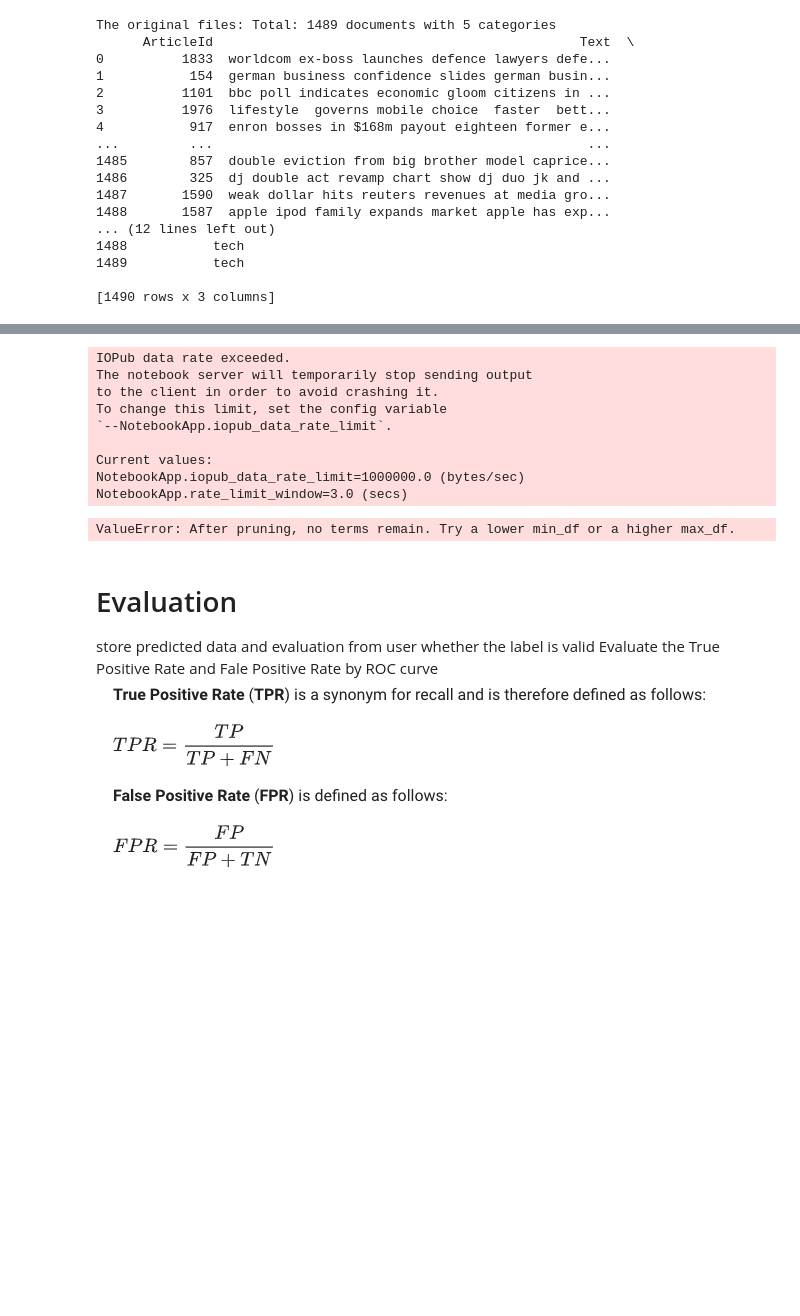
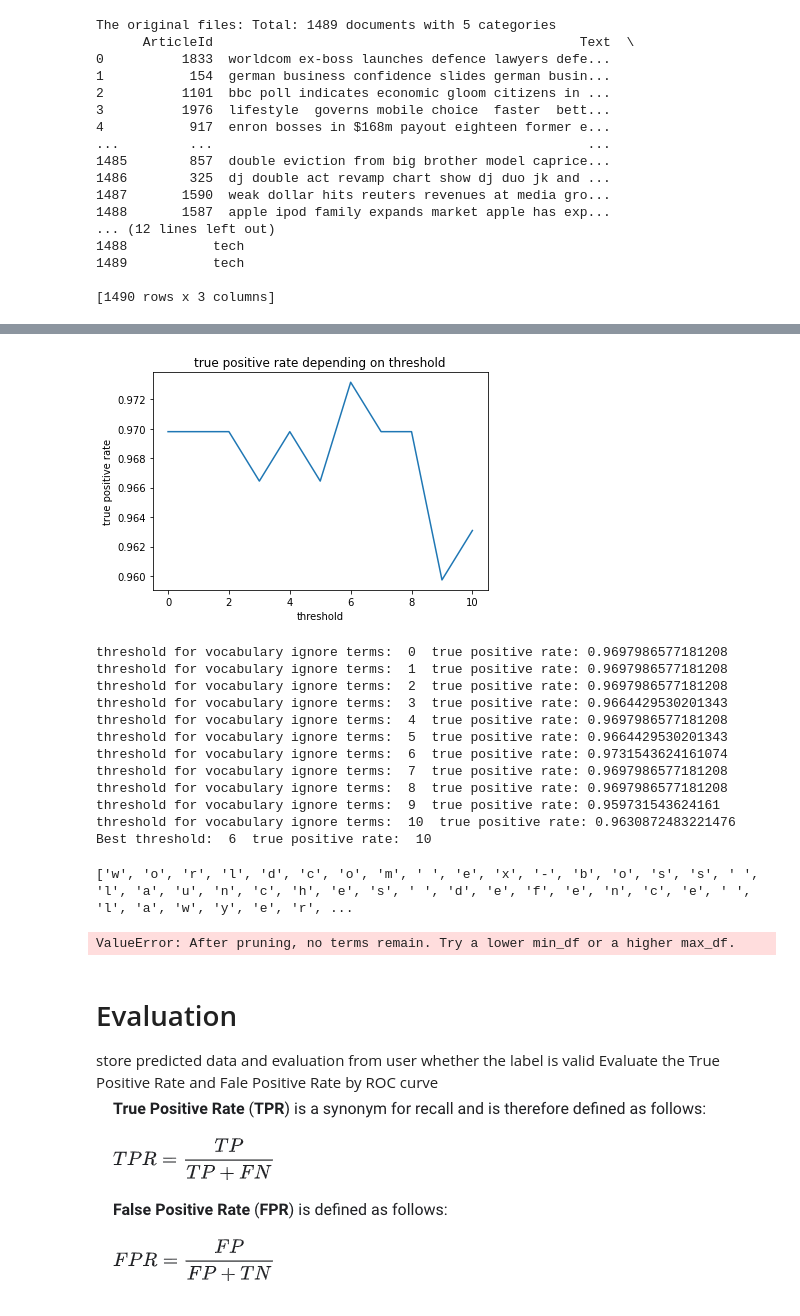
Before and after one commit to ykim879/whats.todays.trend, a Jupyter notebook: revised_news.ipynb, the cells around one changed output, grey strips where cells are left out. Drawn from its saved outputs; the diff is of its cells as text; code cells hidden in the pictures; blank space fills up the shorter version.

Commit message:
predict the data

```diff
--- a/revised_news.ipynb
+++ b/revised_news.ipynb
@@ -100 +164,10 @@ The original files: Total: 1489 documents with 5 categories
+# %%
+from sklearn.model_selection import train_test_split
+import numpy as np
+#split data into train set and test set
+df_x = digit_data["Text"]
+df_y = digit_data["Category"]
+x_train, x_test, y_train, y_test = train_test_split(df_x, df_y, test_size=0.2, random_state=4)
+y_train = y_train.astype('int')
+y_test = np.array(y_test)
 # %%
@@ -111,0 +191,20 @@ The appended documents depending on the categories
+# %%
+from sklearn.naive_bayes import MultinomialNB
+def predict_data(threshold):
+    cv = text.CountVectorizer(stop_words=stop_words, min_df = threshold)
+    xtrain_v = cv.fit_transform(x_train)
+    xtest_v = cv.transform(x_test)
+    mnb = MultinomialNB()
+    mnb.fit(xtrain_v,y_train)
+    predictions = mnb.predict(xtest_v)
+    count = 0
+    for i in range (len(predictions)):
+        if predictions[i]== y_test[i]:
+            count=count+1
+    return count/len(predictions)
+# %%
+#step 2:
+true_positive_rate = {}
+for i in range(11):
+    true_positive_rate[i] = (predict_data(i))
+true_positive_rate
@@ -112,19 +223,43 @@ The appended documents depending on the categories
+# %%
+#step 3:
+plt.plot(true_positive_rate.keys(), true_positive_rate.values())
+plt.title('true positive rate depending on threshold')
+plt.ylabel('true positive rate')
+plt.xlabel('threshold')
+plt.show()
+for min_df in true_positive_rate.keys():
+    print("threshold for vocabulary ignore terms: ", min_df, " true positive rate:", true_positive_rate[min_df])
+print("Best threshold: ", max(true_positive_rate,  key=true_positive_rate.get), " true positive rate: ", max(true_positive_rate))
+# %% [output]
+[figure, added]
+threshold for vocabulary ignore terms:  0  true positive rate: 0.9697986577181208
+threshold for vocabulary ignore terms:  1  true positive rate: 0.9697986577181208
+threshold for vocabulary ignore terms:  2  true positive rate: 0.9697986577181208
+threshold for vocabulary ignore terms:  3  true positive rate: 0.9664429530201343
+threshold for vocabulary ignore terms:  4  true positive rate: 0.9697986577181208
+threshold for vocabulary ignore terms:  5  true positive rate: 0.9664429530201343
+threshold for vocabulary ignore terms:  6  true positive rate: 0.9731543624161074
+threshold for vocabulary ignore terms:  7  true positive rate: 0.9697986577181208
+threshold for vocabulary ignore terms:  8  true positive rate: 0.9697986577181208
+threshold for vocabulary ignore terms:  9  true positive rate: 0.959731543624161
+threshold for vocabulary ignore terms:  10  true positive rate: 0.9630872483221476
+Best threshold:  6  true positive rate:  10
 # %%
-r,c = data.shape
+r,c = limited_data.shape
 documents = []
 len_documents = []
 y_train = []
 MAX_DOCUMENTS = 3000
 for i in range(r):
-    document = str(data.loc[i,'Text'])
-    y_train.append(str(data.loc[i,'Category']))
+    document = str(limited_data.loc[i,'Text'])
+    y_train.append(str(limited_data.loc[i,'Category']))
     len_documents.append(len(document))
     documents.extend(document)
-documents.extend(keywordDF['keywords'][:10]) #extend keywords
+documents.extend(keywordDF['keywords'][:10].tolist()) #extend keywords
 #Form bag of words model using words used at least 10 times
 v = text.CountVectorizer(stop_words=stop_words, min_df = 10)
 print(documents)
-train = vectorizer.fit_transform(documents).toarray()
+train = v.fit_transform(documents).toarray()
 x_train = []
 for i in len(len_documents) - 1:
     x_train.append(train[:len_documents[i], :])#store in train_x
@@ -132,15 +267,7 @@ gnb = GaussianNB()
 label = gnb.fit(data[x_train, y_train]).predict(train[len_documents[-1]:])
 print(label)#X_test: keywords, x_train, y_train: trained data
 # %% [output]
-IOPub data rate exceeded.
-The notebook server will temporarily stop sending output
-to the client in order to avoid crashing it.
-To change this limit, set the config variable
-`--NotebookApp.iopub_data_rate_limit`.
-
-Current values:
-NotebookApp.iopub_data_rate_limit=1000000.0 (bytes/sec)
-NotebookApp.rate_limit_window=3.0 (secs)
+['w', 'o', 'r', 'l', 'd', 'c', 'o', 'm', ' ', 'e', 'x', '-', 'b', 'o', 's', 's', ' ', 'l', 'a', 'u', 'n', 'c', 'h', 'e', 's', ' ', 'd', 'e', 'f', 'e', 'n', 'c', 'e', ' ', 'l', 'a', 'w', 'y', 'e', 'r', ...
 ValueError: After pruning, no terms remain. Try a lower min_df or a higher max_df.
 # %% [markdown]
 # Evaluation
```
Also changed, not shown: parts of 9 cells of this notebook, 1 other file.
